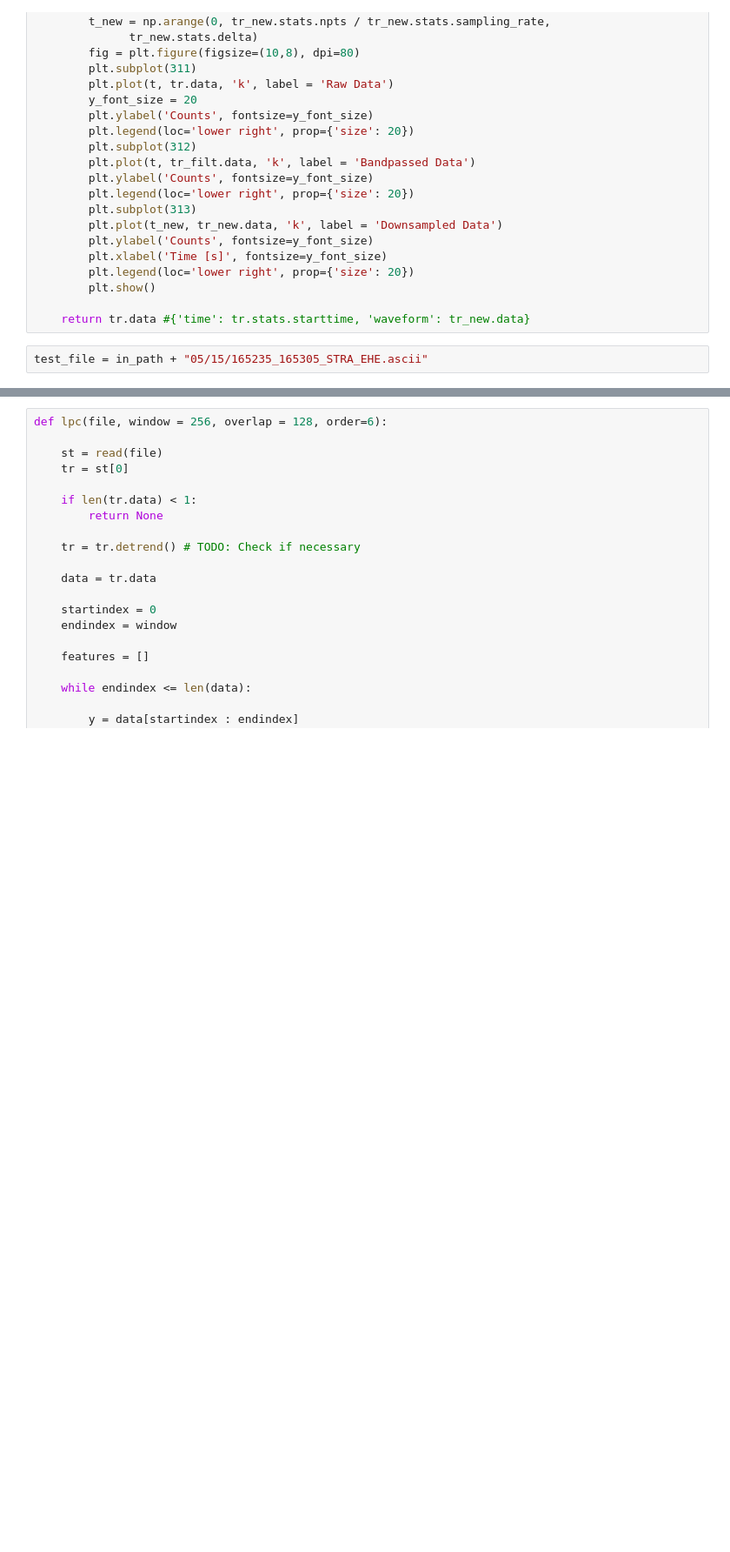
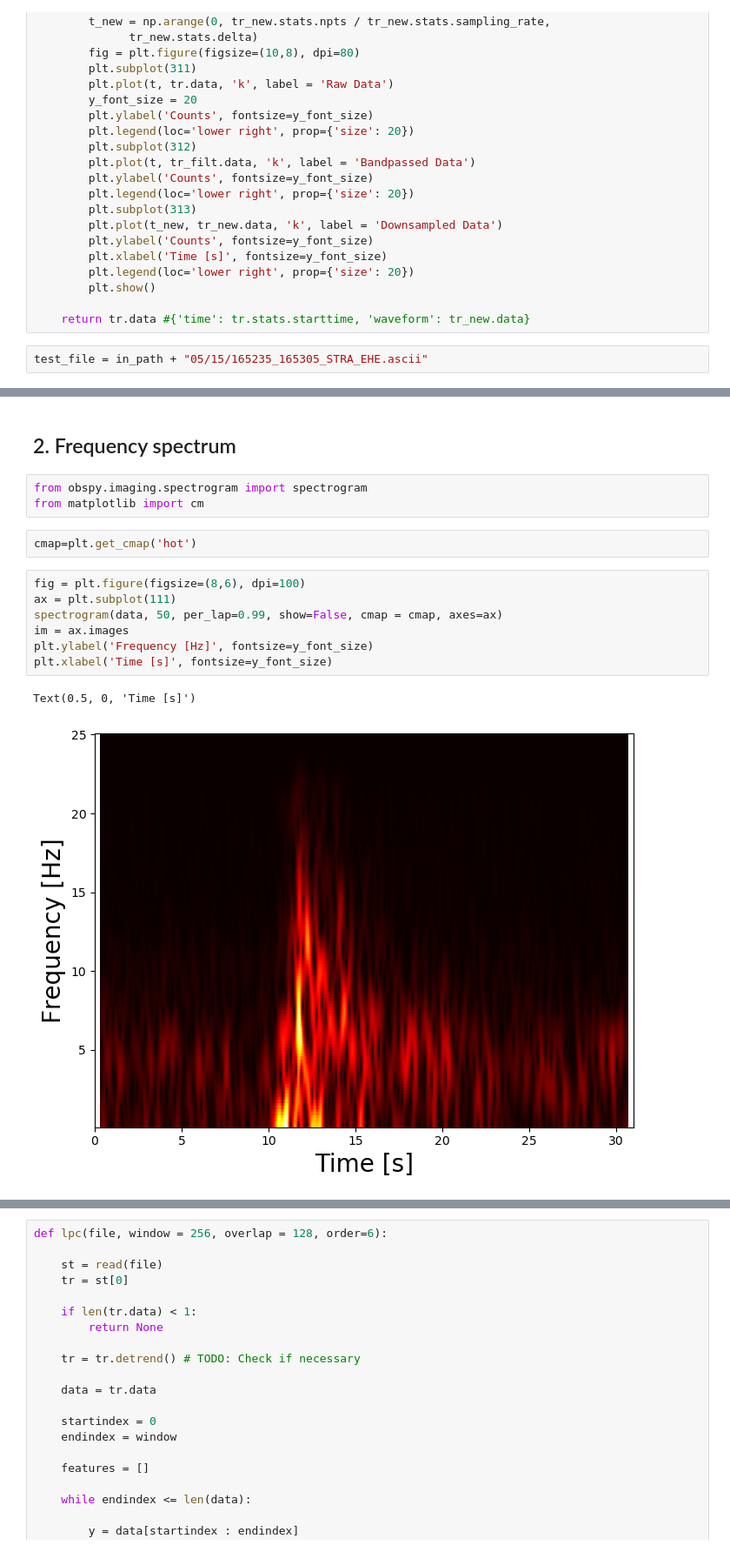
Before and after one commit to llayer/StromboliWF, a Jupyter notebook: parametrization.ipynb, the cells around one changed output, grey strips where cells are left out. Shown at 87% size. Cells and saved outputs as stored; diff of their text form; blank space fills up the shorter version.

Commit message:
add spectrogram

```diff
--- a/parametrization.ipynb
+++ b/parametrization.ipynb
@@ -56,0 +61,17 @@ test = filter_sample(test_file, plot = True)
+# %% [markdown]
+## 2. Frequency spectrum
+# %%
+from obspy.imaging.spectrogram import spectrogram
+from matplotlib import cm
+# %%
+cmap=plt.get_cmap('hot')
+# %%
+fig = plt.figure(figsize=(8,6), dpi=100)
+ax = plt.subplot(111)
+spectrogram(data, 50, per_lap=0.99, show=False, cmap = cmap, axes=ax)
+im = ax.images
+plt.ylabel('Frequency [Hz]', fontsize=y_font_size)
+plt.xlabel('Time [s]', fontsize=y_font_size)
+# %% [output]
+Text(0.5, 0, 'Time [s]')
+[figure, added]
```
Also changed, not shown: parts of 14 cells of this notebook.
